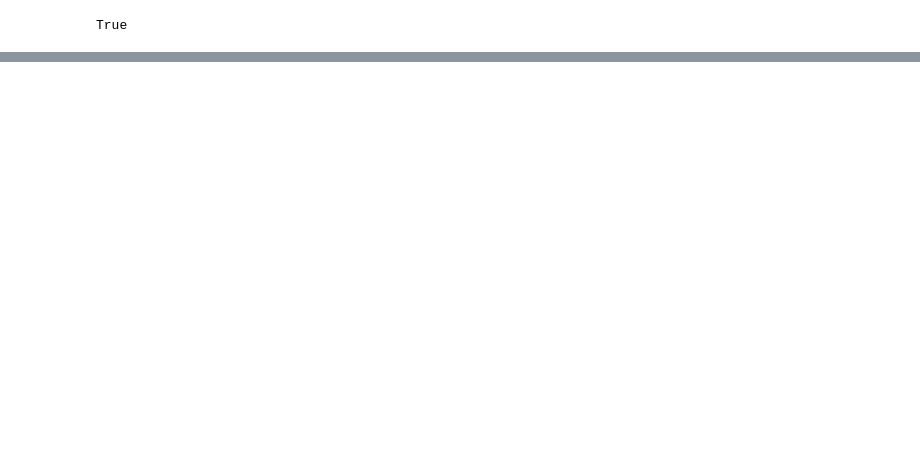
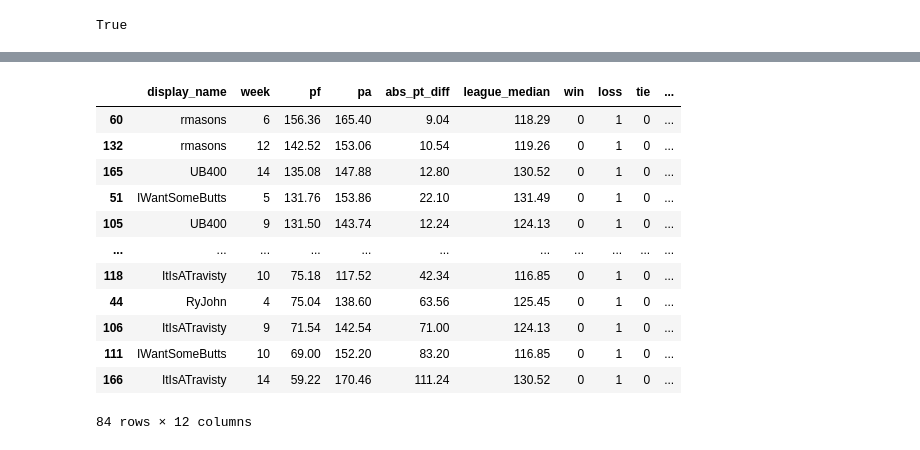
Before and after one commit to rmasons/ShowUsYourTDs, a Jupyter notebook: tds_superlatives.ipynb, the cells around one changed output, grey strips where cells are left out. Drawn from its saved outputs; the diff is of its cells as text; code cells hidden in the pictures; blank space fills up the shorter version.

```diff
--- a/tds_superlatives.ipynb
+++ b/tds_superlatives.ipynb
@@ -432,0 +220,16 @@ SELECT
+# %%
+matchup_results_df[matchup_results_df.loss == 1].sort_values('pf', ascending=False)
+# %% [output]
+|  | display_name | week | pf | pa | abs_pt_diff | league_median | win | loss | tie | ... |
+| 60 | rmasons | 6 | 156.36 | 165.40 | 9.04 | 118.29 | 0 | 1 | 0 | ... |
+| 132 | rmasons | 12 | 142.52 | 153.06 | 10.54 | 119.26 | 0 | 1 | 0 | ... |
+| 165 | UB400 | 14 | 135.08 | 147.88 | 12.80 | 130.52 | 0 | 1 | 0 | ... |
+| 51 | IWantSomeButts | 5 | 131.76 | 153.86 | 22.10 | 131.49 | 0 | 1 | 0 | ... |
+| 105 | UB400 | 9 | 131.50 | 143.74 | 12.24 | 124.13 | 0 | 1 | 0 | ... |
+| ... | ... | ... | ... | ... | ... | ... | ... | ... | ... | ... |
+| 118 | ItIsATravisty | 10 | 75.18 | 117.52 | 42.34 | 116.85 | 0 | 1 | 0 | ... |
+| 44 | RyJohn | 4 | 75.04 | 138.60 | 63.56 | 125.45 | 0 | 1 | 0 | ... |
+| 106 | ItIsATravisty | 9 | 71.54 | 142.54 | 71.00 | 124.13 | 0 | 1 | 0 | ... |
+| 111 | IWantSomeButts | 10 | 69.00 | 152.20 | 83.20 | 116.85 | 0 | 1 | 0 | ... |
+| 166 | ItIsATravisty | 14 | 59.22 | 170.46 | 111.24 | 130.52 | 0 | 1 | 0 | ... |
+84 rows × 12 columns
```
Also changed, not shown: parts of 31 cells of this notebook.
